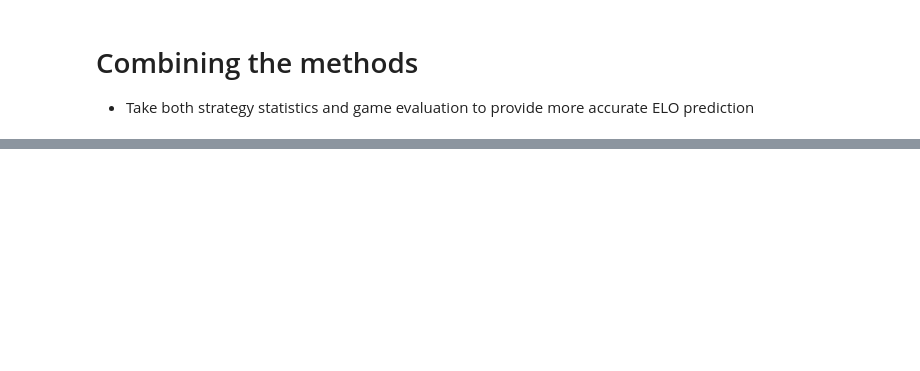
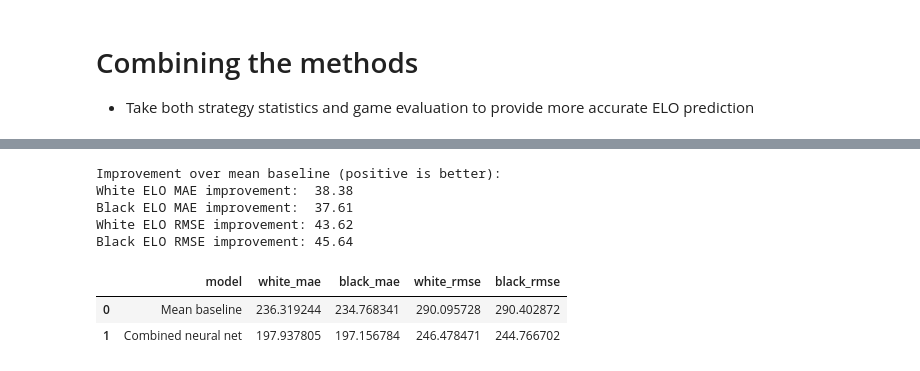
Before and after one commit to T-hawk/chess-ds-final, a Jupyter notebook: neural-net.ipynb, the cells around one changed output, grey strips where cells are left out. Drawn from its saved outputs; the diff is of its cells as text; code cells hidden in the pictures; blank space fills up the shorter version.

```diff
--- a/neural-net.ipynb
+++ b/neural-net.ipynb
@@ -753,3 +824,14 @@ Black ELO RMSE: 232.70
 # %% [markdown]
 # Combining the methods
 - Take both strategy statistics and game evaluation to provide more accurate ELO prediction
+# %%
+combined_neural_net_input = pd.concat(
+    [
+        white_cp_df,
+        black_cp_df,
+        neural_net_with_centipawn[neural_net_with_centipawn["total_turns"] >= 60]
+    ],
+    axis=1
+)
+
+combined_neural_net_input = combined_neural_net_input.drop(columns=["centipawn", "black_centipawn", "white_centipawn", "idx", "index", "rating_bucket", "total_turns", "white_turns", "black_turns", "average_elo"])
@@ -755,0 +931,38 @@ Black ELO RMSE: 232.70
+# %%
+# ==============================
+# Baseline comparison: predict mean ELO
+# ==============================
+baseline_mean_pred = np.tile(y_combined_train_full.mean(axis=0), (len(y_combined_test), 1))
+
+baseline_white_mae = mean_absolute_error(y_combined_test[:, 0], baseline_mean_pred[:, 0])
+baseline_black_mae = mean_absolute_error(y_combined_test[:, 1], baseline_mean_pred[:, 1])
+
+baseline_white_rmse = np.sqrt(mean_squared_error(y_combined_test[:, 0], baseline_mean_pred[:, 0]))
+baseline_black_rmse = np.sqrt(mean_squared_error(y_combined_test[:, 1], baseline_mean_pred[:, 1]))
+
+comparison_df = pd.DataFrame(
+    {
+        "model": ["Mean baseline", "Combined neural net"],
+        "white_mae": [baseline_white_mae, combined_white_mae],
+        "black_mae": [baseline_black_mae, combined_black_mae],
+        "white_rmse": [baseline_white_rmse, combined_white_rmse],
+        "black_rmse": [baseline_black_rmse, combined_black_rmse],
+    }
+)
+
+print("Improvement over mean baseline (positive is better):")
+print(f"White ELO MAE improvement:  {baseline_white_mae - combined_white_mae:.2f}")
+print(f"Black ELO MAE improvement:  {baseline_black_mae - combined_black_mae:.2f}")
+print(f"White ELO RMSE improvement: {baseline_white_rmse - combined_white_rmse:.2f}")
+print(f"Black ELO RMSE improvement: {baseline_black_rmse - combined_black_rmse:.2f}")
+
+comparison_df
+# %% [output]
+Improvement over mean baseline (positive is better):
+White ELO MAE improvement:  38.38
+Black ELO MAE improvement:  37.61
+White ELO RMSE improvement: 43.62
+Black ELO RMSE improvement: 45.64
+|  | model | white_mae | black_mae | white_rmse | black_rmse |
+| 0 | Mean baseline | 236.319244 | 234.768341 | 290.095728 | 290.402872 |
+| 1 | Combined neural net | 197.937805 | 197.156784 | 246.478471 | 244.766702 |
```
Also changed, not shown: parts of 8 cells of this notebook, 1 other file.
